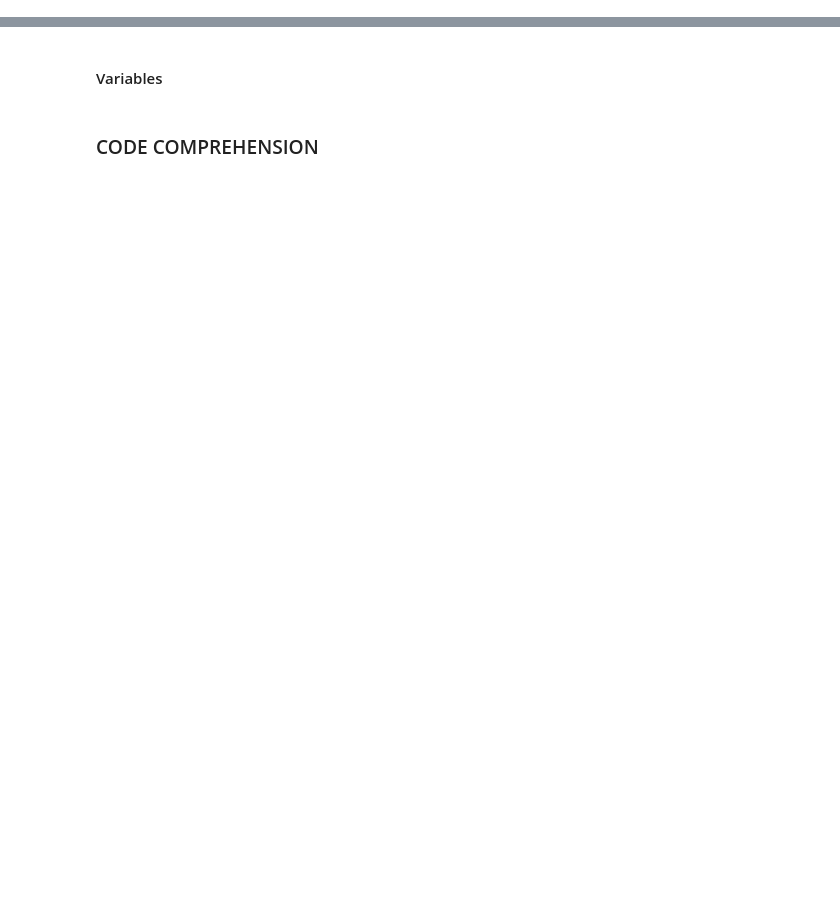
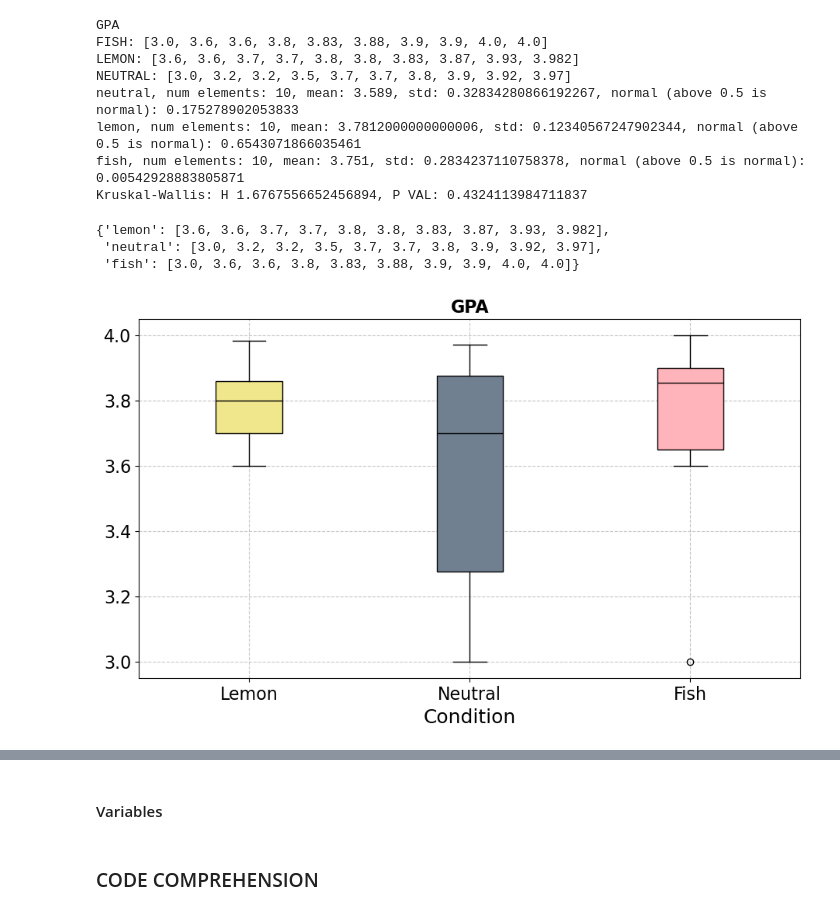
Before and after one commit to birkenstonks/smell_study_replication_package, a Jupyter notebook: rq2_visual_behavior.ipynb, the cells around one changed output, grey strips where cells are left out. Saved outputs shown, nothing was run; the diff lists cells and outputs as text; code cells hidden in the pictures; blank space fills up the shorter version.

```diff
--- a/rq2_visual_behavior.ipynb
+++ b/rq2_visual_behavior.ipynb
@@ -11,0 +48,16 @@ from run_stats import *
+# %%
+fish, lemon, neutral = make_three_group_lists(survey_data, 'GPA')
+three_lists_stats(fish, lemon, neutral, 'GPA', remove=False)
+# %% [output]
+GPA
+FISH: [3.0, 3.6, 3.6, 3.8, 3.83, 3.88, 3.9, 3.9, 4.0, 4.0]
+LEMON: [3.6, 3.6, 3.7, 3.7, 3.8, 3.8, 3.83, 3.87, 3.93, 3.982]
+NEUTRAL: [3.0, 3.2, 3.2, 3.5, 3.7, 3.7, 3.8, 3.9, 3.92, 3.97]
+neutral, num elements: 10, mean: 3.589, std: 0.32834280866192267, normal (above 0.5 is normal): 0.175278902053833
+lemon, num elements: 10, mean: 3.7812000000000006, std: 0.12340567247902344, normal (above 0.5 is normal): 0.6543071866035461
+fish, num elements: 10, mean: 3.751, std: 0.2834237110758378, normal (above 0.5 is normal): 0.00542928883805871
+Kruskal-Wallis: H 1.6767556652456894, P VAL: 0.4324113984711837
+{'lemon': [3.6, 3.6, 3.7, 3.7, 3.8, 3.8, 3.83, 3.87, 3.93, 3.982],
+ 'neutral': [3.0, 3.2, 3.2, 3.5, 3.7, 3.7, 3.8, 3.9, 3.92, 3.97],
+ 'fish': [3.0, 3.6, 3.6, 3.8, 3.83, 3.88, 3.9, 3.9, 4.0, 4.0]}
+[figure, added]
```
Also changed, not shown: parts of 22 cells of this notebook, 4 other files.
